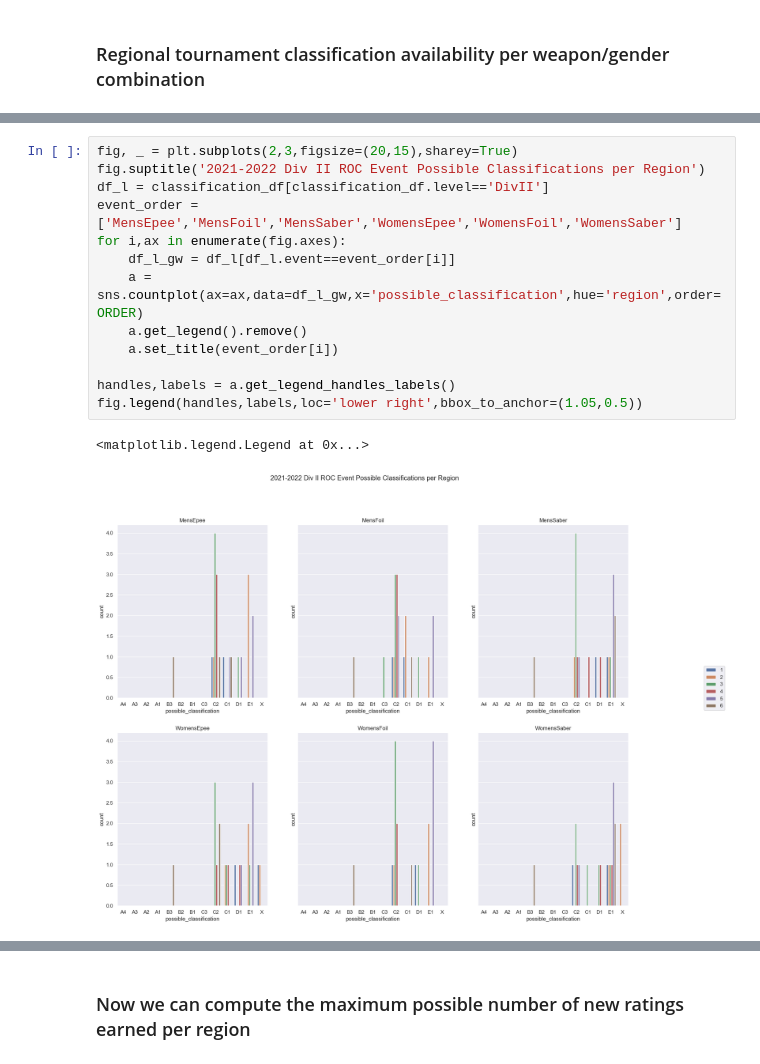
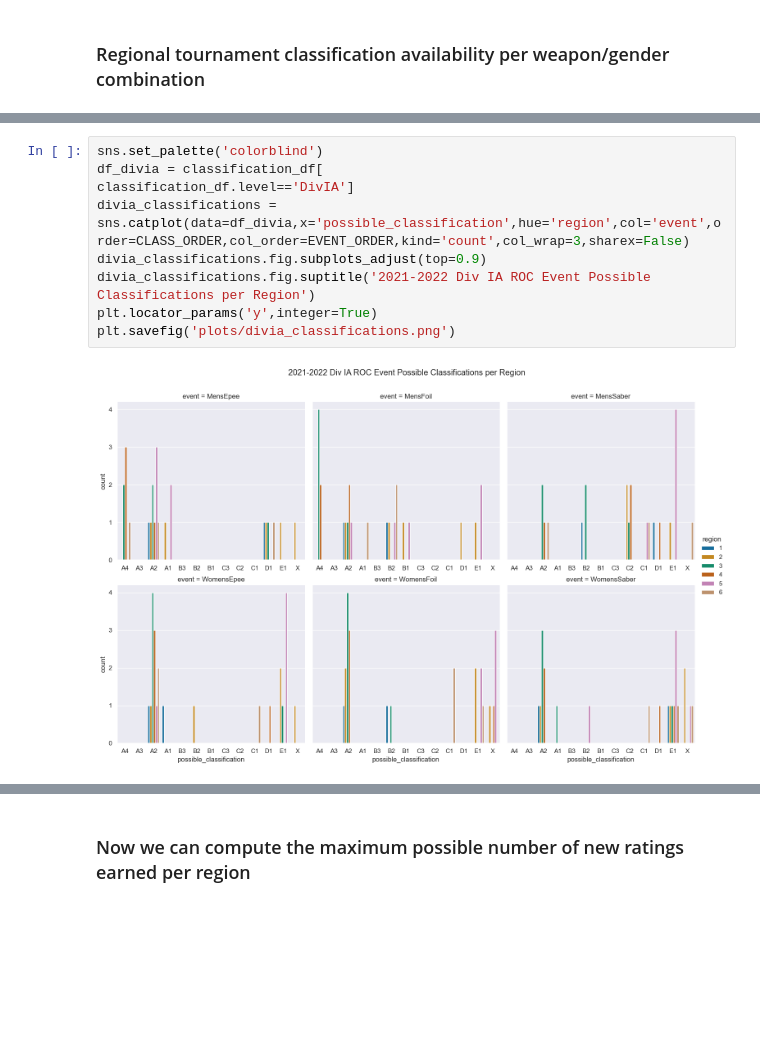
Before and after one commit to emace593/usafencing, a Jupyter notebook: fencingtime_ROCs.ipynb, the cells around one changed output, grey strips where cells are left out. Cells and saved outputs as stored; diff of their text form; blank space fills up the shorter version.

```diff
--- a/fencingtime_ROCs.ipynb
+++ b/fencingtime_ROCs.ipynb
@@ -136,16 +104,11 @@ fig.legend(handles,labels,loc='lower right',bbox_to_anchor=(1.05,0.5))
-# %%
-fig, _ = plt.subplots(2,3,figsize=(20,15),sharey=True)
-fig.suptitle('2021-2022 Div II ROC Event Possible Classifications per Region')
-df_l = classification_df[classification_df.level=='DivII']
-event_order = ['MensEpee','MensFoil','MensSaber','WomensEpee','WomensFoil','WomensSaber']
-for i,ax in enumerate(fig.axes):
-    df_l_gw = df_l[df_l.event==event_order[i]]
-    a = sns.countplot(ax=ax,data=df_l_gw,x='possible_classification',hue='region',order=ORDER)
-    a.get_legend().remove()
-    a.set_title(event_order[i])
-
-handles,labels = a.get_legend_handles_labels()
-fig.legend(handles,labels,loc='lower right',bbox_to_anchor=(1.05,0.5))
-# %% [output]
-<matplotlib.legend.Legend at 0x...>
-[figure, removed]
+# %%
+sns.set_palette('colorblind')
+df_divia = classification_df[
+classification_df.level=='DivIA']
+divia_classifications = sns.catplot(data=df_divia,x='possible_classification',hue='region',col='event',order=CLASS_ORDER,col_order=EVENT_ORDER,kind='count',col_wrap=3,sharex=False)
+divia_classifications.fig.subplots_adjust(top=0.9)
+divia_classifications.fig.suptitle('2021-2022 Div IA ROC Event Possible Classifications per Region')
+plt.locator_params('y',integer=True)
+plt.savefig('plots/divia_classifications.png')
+# %% [output]
+[figure, added]
```
Also changed, not shown: parts of 19 cells of this notebook, 9 other files.
